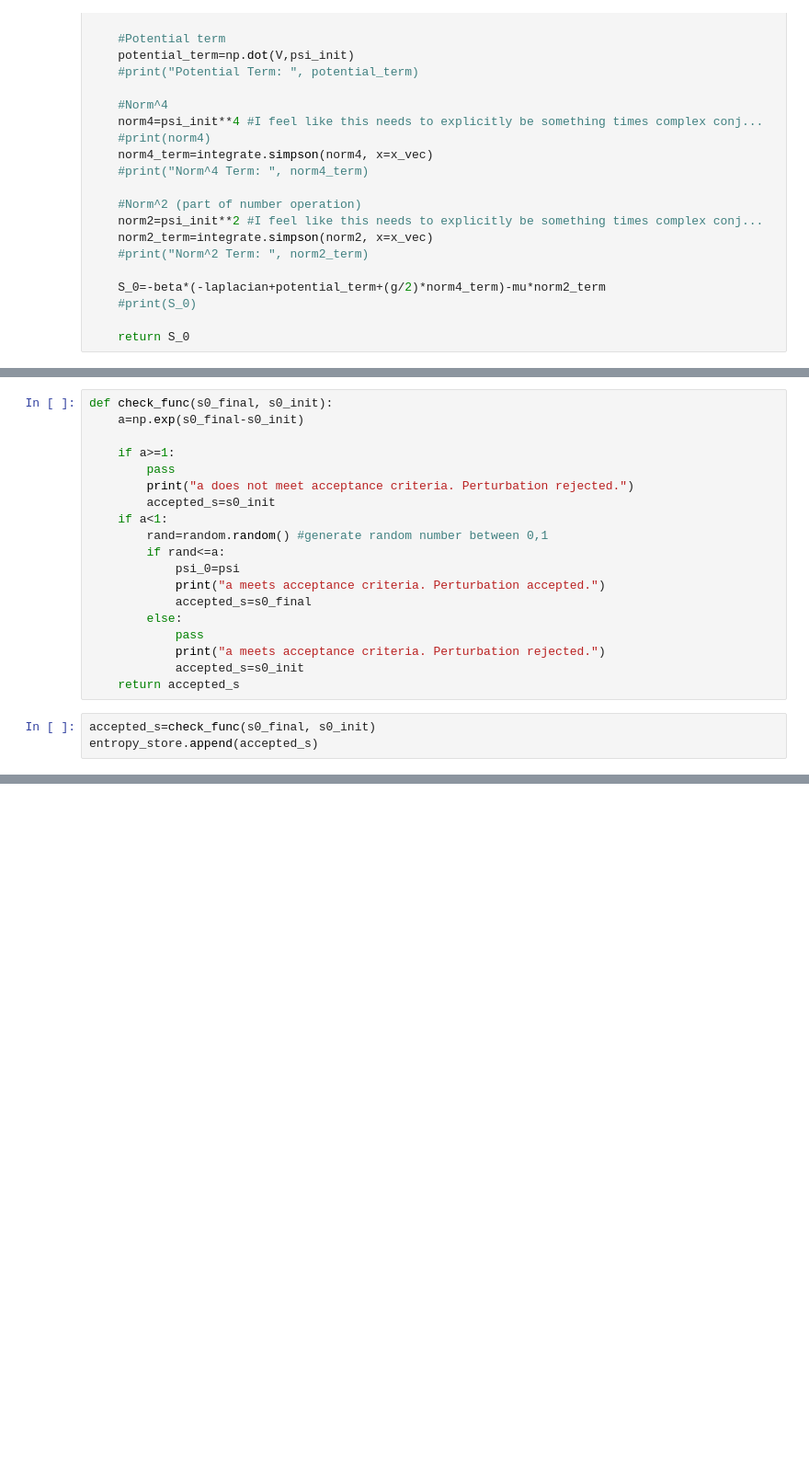
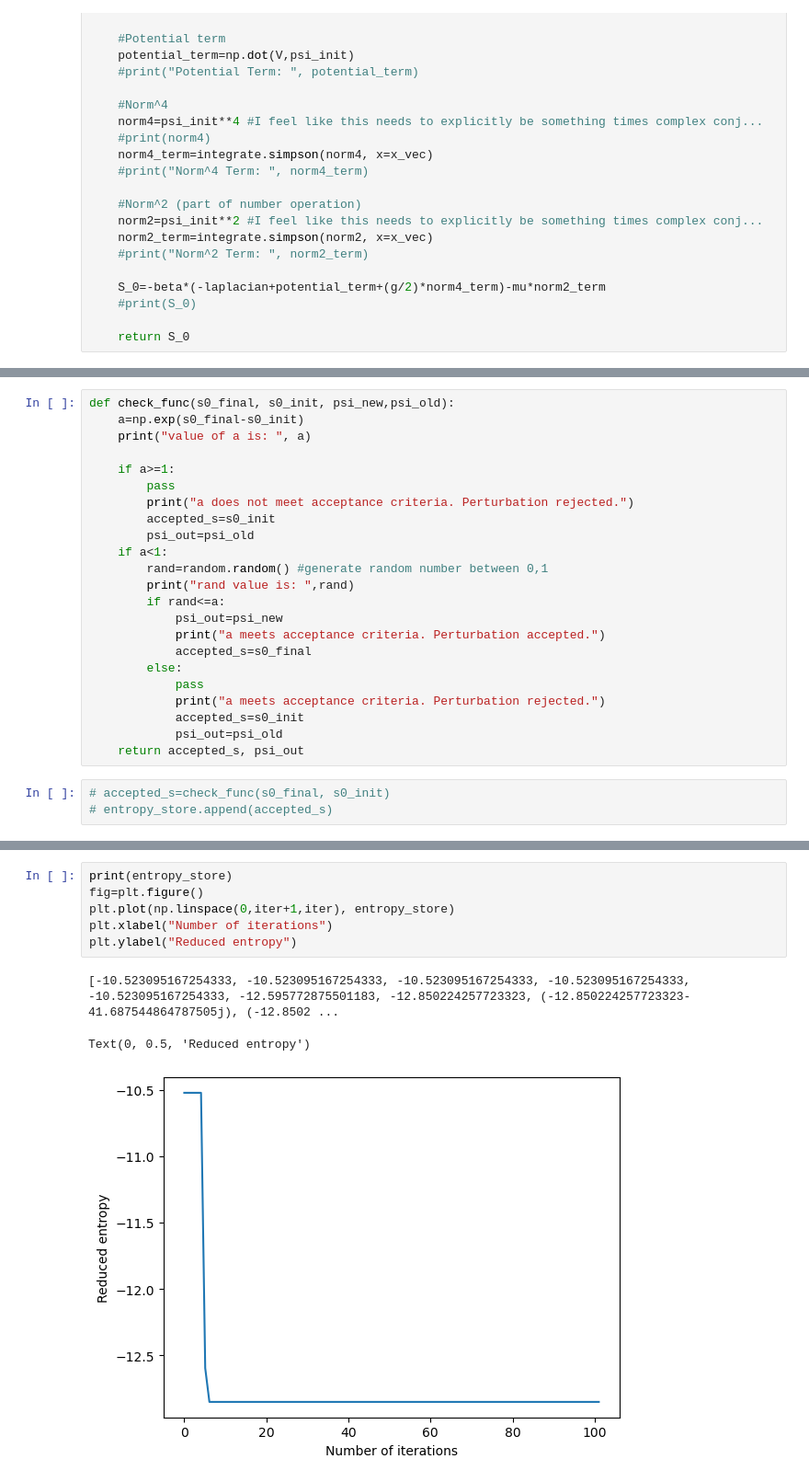
Before and after one commit to emmanuellfc/Gross-Pitaevskii, a Jupyter notebook: stochastic.ipynb, the cells around one changed output, grey strips where cells are left out. Shown: that part at 92% size. Cells and saved outputs as stored; diff of their text form; blank space fills up the shorter version.

```diff
--- a/stochastic.ipynb
+++ b/stochastic.ipynb
@@ -104,22 +76,26 @@ s0_final=calc_s0(psi, h, m, g, mu, x_max, x_min, steps,grid)
 # %%
-def check_func(s0_final, s0_init):
+def check_func(s0_final, s0_init, psi_new,psi_old):
     a=np.exp(s0_final-s0_init)
+    print("value of a is: ", a)
 
     if a>=1:
         pass
         print("a does not meet acceptance criteria. Perturbation rejected.")
         accepted_s=s0_init
+        psi_out=psi_old
     if a<1:
         rand=random.random() #generate random number between 0,1
+        print("rand value is: ",rand)
         if rand<=a:
-            psi_0=psi
+            psi_out=psi_new
             print("a meets acceptance criteria. Perturbation accepted.")
             accepted_s=s0_final
         else:
             pass
             print("a meets acceptance criteria. Perturbation rejected.")
             accepted_s=s0_init
-    return accepted_s
+            psi_out=psi_old
+    return accepted_s, psi_out
 # %%
-accepted_s=check_func(s0_final, s0_init)
-entropy_store.append(accepted_s)
+# accepted_s=check_func(s0_final, s0_init)
+# entropy_store.append(accepted_s)
@@ -127,0 +160,10 @@ a meets acceptance criteria. Perturbation accepted.
+# %%
+print(entropy_store)
+fig=plt.figure()
+plt.plot(np.linspace(0,iter+1,iter), entropy_store)
+plt.xlabel("Number of iterations")
+plt.ylabel("Reduced entropy")
+# %% [output]
+[-10.523095167254333, -10.523095167254333, -10.523095167254333, -10.523095167254333, -10.523095167254333, -12.595772875501183, -12.850224257723323, (-12.850224257723323-41.687544864787505j), (-12.8502 ...
+Text(0, 0.5, 'Reduced entropy')
+[figure, added]
```
Also changed, not shown: parts of 7 cells of this notebook.
